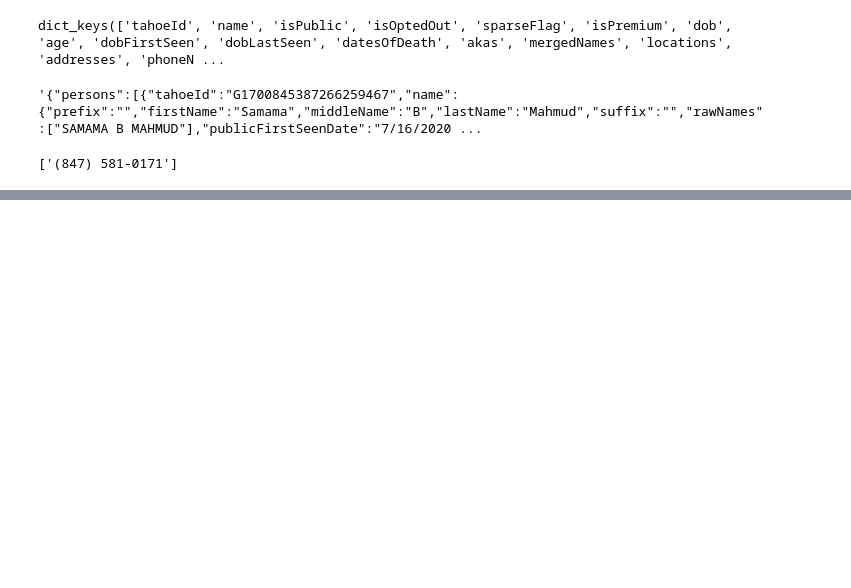
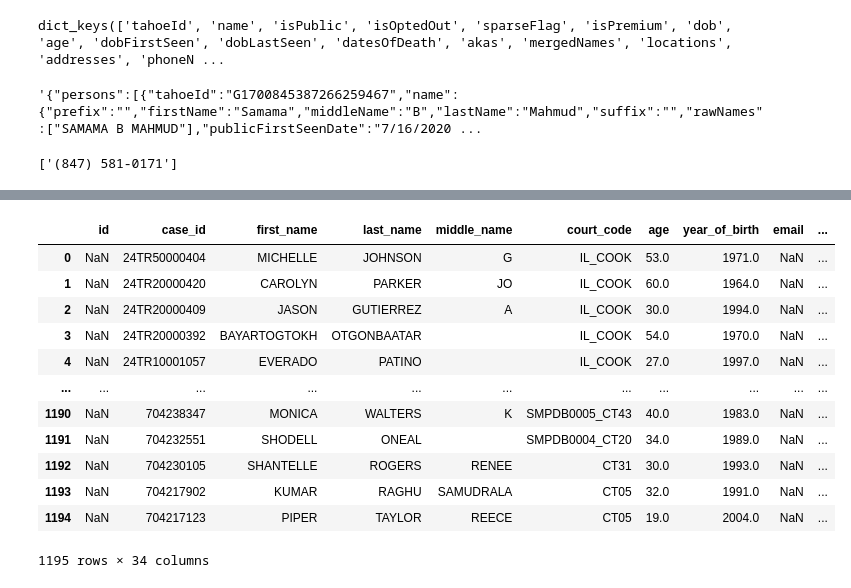
Before and after one commit to edgecliff318/courtscraper, a Jupyter notebook: notebooks/endato.ipynb, the cells around one changed output, grey strips where cells are left out. Saved outputs shown, nothing was run; the diff lists cells and outputs as text; code cells hidden in the pictures; blank space fills up the shorter version.

Commit message:
fill missing leads

```diff
--- a/notebooks/endato.ipynb
+++ b/notebooks/endato.ipynb
@@ -58,0 +61,5 @@ addresses[0].get("phoneNumbers")
+# %%
+#load data into a dataframe
+import pandas as pd
+df = pd.read_csv('leads_not_found.csv')
+df.shape
@@ -58,0 +114,20 @@ addresses[0].get("phoneNumbers")
+# %%
+
+df['middle_name'] = df['middle_name'].fillna('')
+df['first_name'] = df['first_name'].fillna('')
+df['last_name'] = df['last_name'].fillna('')
+df
+# %% [output]
+|  | id | case_id | first_name | last_name | middle_name | court_code | age | year_of_birth | email | ... |
+| 0 | NaN | 24TR50000404 | MICHELLE | JOHNSON | G | IL_COOK | 53.0 | 1971.0 | NaN | ... |
+| 1 | NaN | 24TR20000420 | CAROLYN | PARKER | JO | IL_COOK | 60.0 | 1964.0 | NaN | ... |
+| 2 | NaN | 24TR20000409 | JASON | GUTIERREZ | A | IL_COOK | 30.0 | 1994.0 | NaN | ... |
+| 3 | NaN | 24TR20000392 | BAYARTOGTOKH | OTGONBAATAR |  | IL_COOK | 54.0 | 1970.0 | NaN | ... |
+| 4 | NaN | 24TR10001057 | EVERADO | PATINO |  | IL_COOK | 27.0 | 1997.0 | NaN | ... |
+| ... | ... | ... | ... | ... | ... | ... | ... | ... | ... | ... |
+| 1190 | NaN | 704238347 | MONICA | WALTERS | K | SMPDB0005_CT43 | 40.0 | 1983.0 | NaN | ... |
+| 1191 | NaN | 704232551 | SHODELL | ONEAL |  | SMPDB0004_CT20 | 34.0 | 1989.0 | NaN | ... |
+| 1192 | NaN | 704230105 | SHANTELLE | ROGERS | RENEE | CT31 | 30.0 | 1993.0 | NaN | ... |
+| 1193 | NaN | 704217902 | KUMAR | RAGHU | SAMUDRALA | CT05 | 32.0 | 1991.0 | NaN | ... |
+| 1194 | NaN | 704217123 | PIPER | TAYLOR | REECE | CT05 | 19.0 | 2004.0 | NaN | ... |
+1195 rows × 34 columns
```
Also changed, not shown: parts of 7 cells of this notebook, 1 other file.
